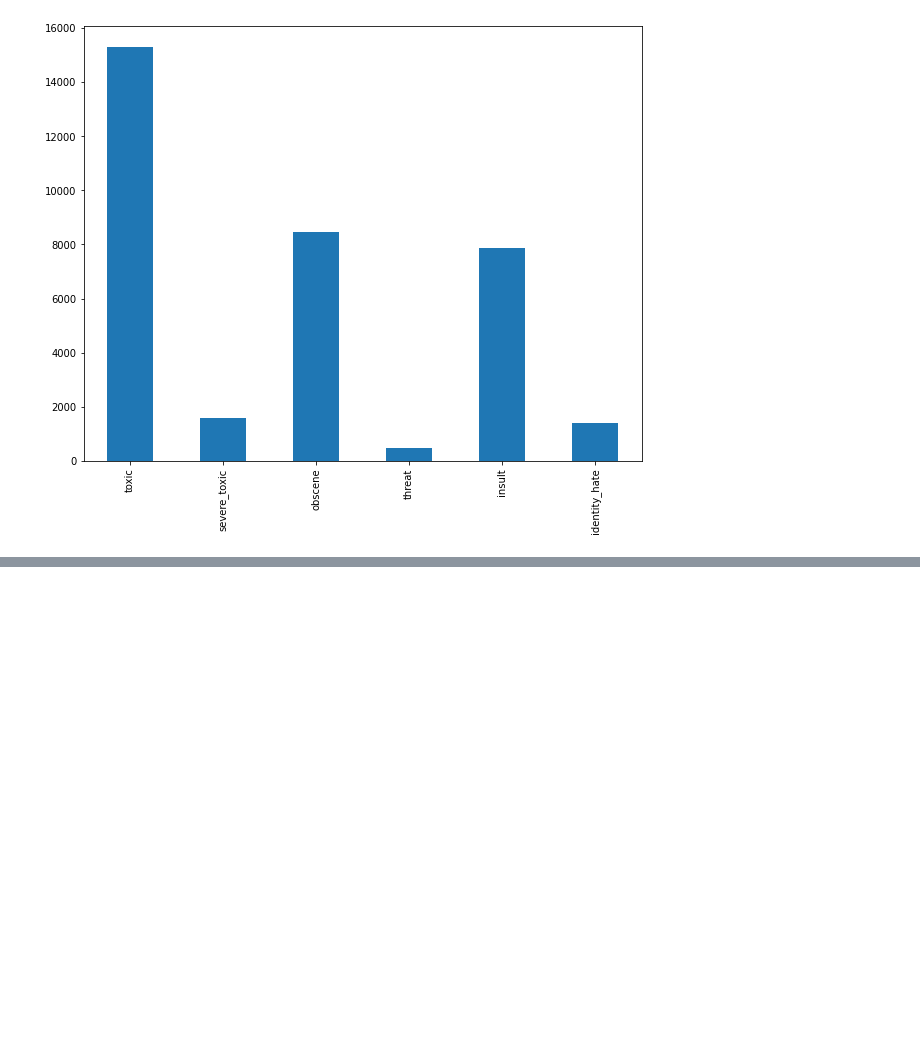
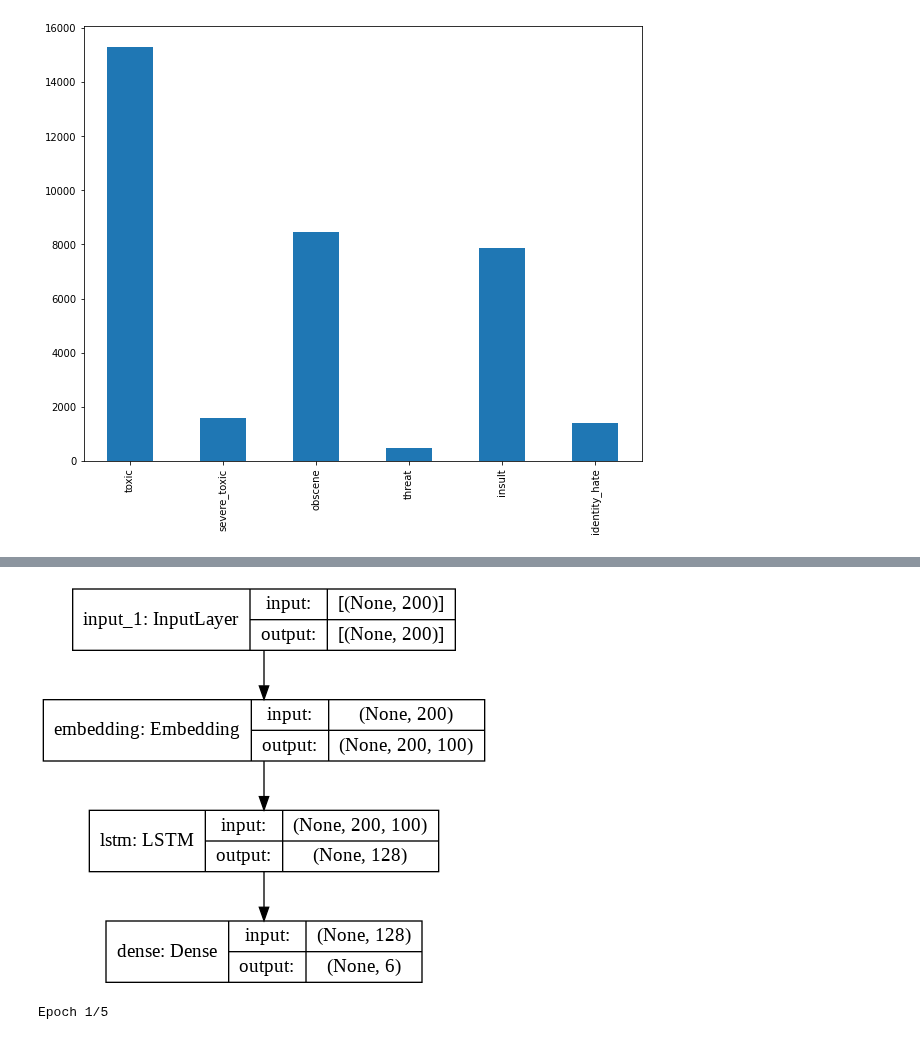
Before and after one commit to xanasa14/MLImplementations, a Jupyter notebook: ToxicComments.ipynb, the cells around one changed output, grey strips where cells are left out. Cells and saved outputs as stored; diff of their text form; code cells hidden in the pictures; blank space fills up the shorter version.

```diff
--- a/ToxicComments.ipynb
+++ b/ToxicComments.ipynb
@@ -93,3 +93,5 @@ for sen in sentences:
     X.append(preprocess_text(sen))
 
 y = toxic_comments_labels.values
+# %%
+X_train, X_test, y_train, y_test = train_test_split(X, y, test_size=0.20, random_state=42)
@@ -95,0 +111,30 @@ y = toxic_comments_labels.values
+# %%
+from numpy import array
+from numpy import asarray
+from numpy import zeros
+
+embeddings_dictionary = dict()
+
+#glove_file = open('/content/drive/My Drive/Colab Datasets/glove.6B.100d.txt', encoding="utf8")
+glove_file = open('/content/glove.6B.100d.txt', encoding="utf8")
+
+for line in glove_file:
+    records = line.split()
+    word = records[0]
+    vector_dimensions = asarray(records[1:], dtype='float32')
+    embeddings_dictionary[word] = vector_dimensions
+glove_file.close()
+
+embedding_matrix = zeros((vocab_size, 100))
+for word, index in tokenizer.word_index.items():
+    embedding_vector = embeddings_dictionary.get(word)
+    if embedding_vector is not None:
+        embedding_matrix[index] = embedding_vector
+# %%
+deep_inputs = Input(shape=(maxlen,))
+embedding_layer = Embedding(vocab_size, 100, weights=[embedding_matrix], trainable=False)(deep_inputs)
+LSTM_Layer_1 = LSTM(128)(embedding_layer)
+dense_layer_1 = Dense(6, activation='sigmoid')(LSTM_Layer_1)
+model = Model(inputs=deep_inputs, outputs=dense_layer_1)
+
+model.compile(loss='binary_crossentropy', optimizer='adam', metrics=['acc'])
@@ -95,0 +161,9 @@ y = toxic_comments_labels.values
+# %%
+from keras.utils import plot_model
+plot_model(model, to_file='model_plot4a.png', show_shapes=True, show_layer_names=True)
+# %% [output]
+[figure, added]
+# %%
+history = model.fit(X_train, y_train, batch_size=128, epochs=5, verbose=1, validation_split=0.2)
+# %% [output]
+Epoch 1/5
```
Also changed, not shown: parts of 2 cells of this notebook.
